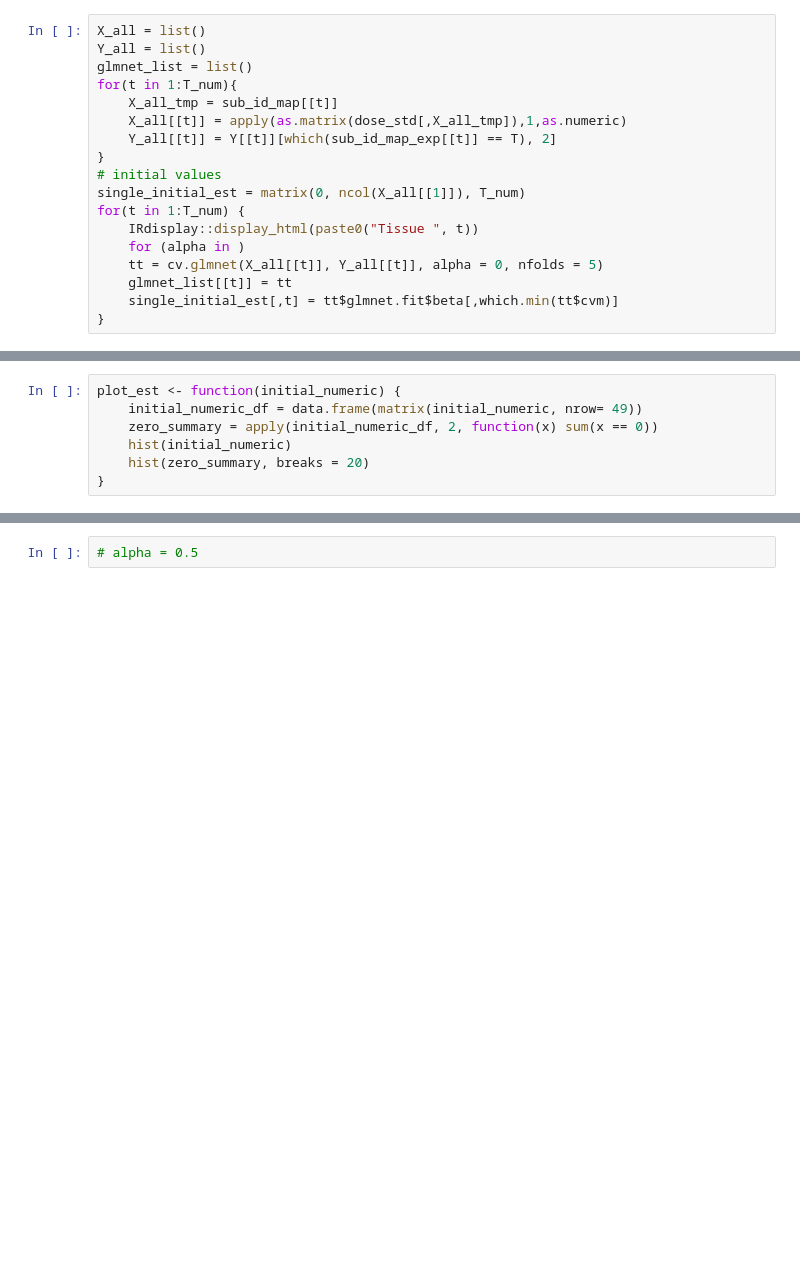
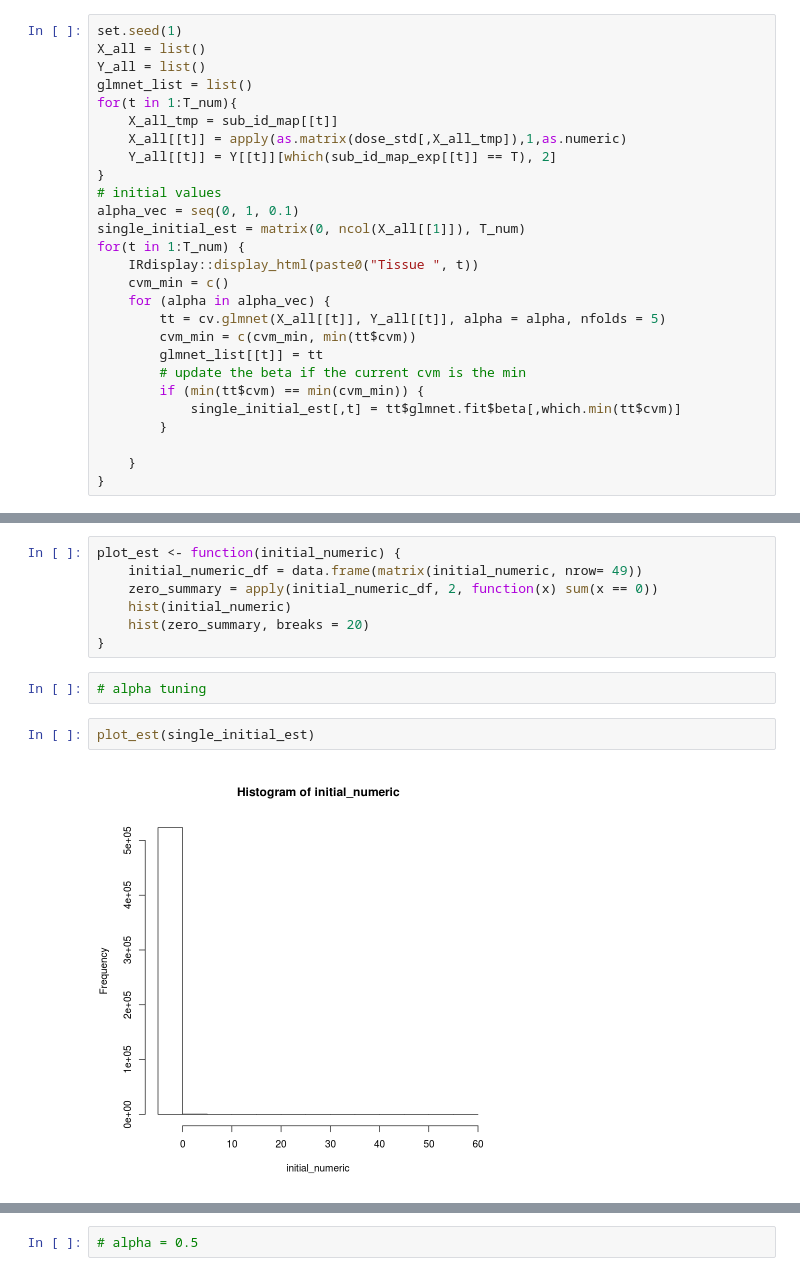
Before and after one commit to Joker-Jerome/utmost_update, a Jupyter notebook: code/R/simple_memory_preselection.ipynb, the cells around one changed output, grey strips where cells are left out. Saved outputs shown, nothing was run; the diff lists cells and outputs as text; blank space fills up the shorter version.

```diff
--- a/code/R/simple_memory_preselection.ipynb
+++ b/code/R/simple_memory_preselection.ipynb
@@ -298,4 +306,5 @@ getwd()
 # %%
+set.seed(1)
 X_all = list()
 Y_all = list()
 glmnet_list = list()
@@ -305,13 +314,21 @@ for(t in 1:T_num){
     Y_all[[t]] = Y[[t]][which(sub_id_map_exp[[t]] == T), 2]
 }
 # initial values
+alpha_vec = seq(0, 1, 0.1)
 single_initial_est = matrix(0, ncol(X_all[[1]]), T_num)
 for(t in 1:T_num) {
     IRdisplay::display_html(paste0("Tissue ", t))
-    for (alpha in )
-    tt = cv.glmnet(X_all[[t]], Y_all[[t]], alpha = 0, nfolds = 5)
-    glmnet_list[[t]] = tt
-    single_initial_est[,t] = tt$glmnet.fit$beta[,which.min(tt$cvm)]
+    cvm_min = c()
+    for (alpha in alpha_vec) {
+        tt = cv.glmnet(X_all[[t]], Y_all[[t]], alpha = alpha, nfolds = 5)
+        cvm_min = c(cvm_min, min(tt$cvm))
+        glmnet_list[[t]] = tt
+        # update the beta if the current cvm is the min
+        if (min(tt$cvm) == min(cvm_min)) {
+            single_initial_est[,t] = tt$glmnet.fit$beta[,which.min(tt$cvm)]
+        }
+
+    }
 }
 # %% [output]
 Tissue 1
@@ -378,3 +395,9 @@ plot_est <- function(initial_numeric) {
     hist(initial_numeric)
     hist(zero_summary, breaks = 20)
 }
+# %%
+# alpha tuning
+# %%
+plot_est(single_initial_est)
+# %% [output]
+[figure, added]
```
Also changed, not shown: parts of 13 cells of this notebook, 10 other files.
